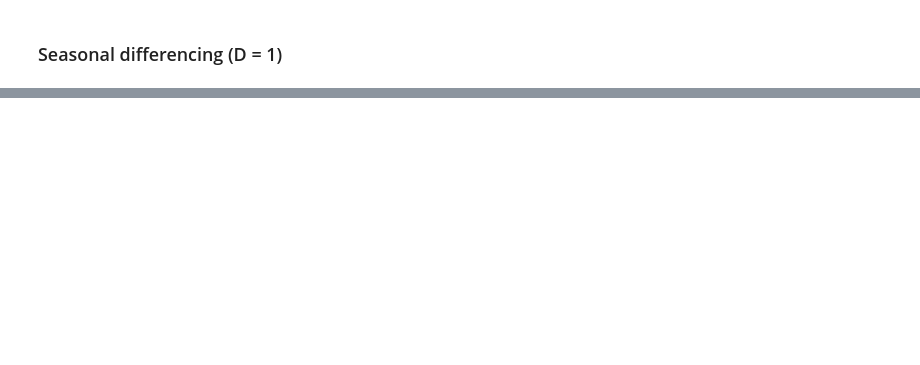
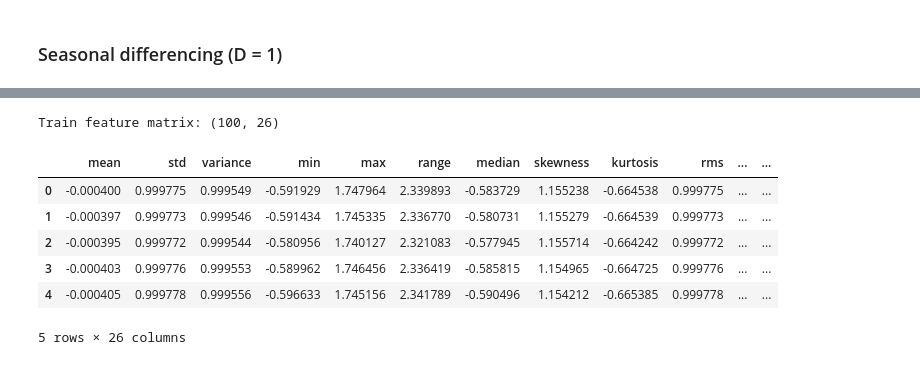
Before and after one commit to abdelaliMokhati/ts-classification, a Jupyter notebook: notebooks/main.ipynb, the cells around one changed output, grey strips where cells are left out. Drawn from its saved outputs; the diff is of its cells as text; code cells hidden in the pictures; blank space fills up the shorter version.

Commit message:
feat : ridge classifier using only hand craft features i added

```diff
--- a/notebooks/main.ipynb
+++ b/notebooks/main.ipynb
@@ -100,7 +100,11 @@ plot_series(*series, labels=[f"Label {label}" for label in label_to_train_x.keys
 ## Negative values ??
 # %%
 for idx, x in train_x.iterrows():
-    series = x[0]
+    for idx, x in train_x.iterrows():
+        series = x.iloc[0]
+        contain_neg = len(series[series < 0]) > 0
+        if not contain_neg:
+            print(f"Series at index {idx} does not contain negative values.")
     contain_neg = len(series[series < 0]) > 0
     if not contain_neg:
         print(f"Series at index {idx} does not contain negative values.")
@@ -149,21 +150,0 @@ _ = plot_series(s_deseasonalised, title="deseasonalised(s)", labels=["s_deseason
-# %%
-from sktime.datasets import load_arrow_head
-from sktime.classification.kernel_based import RocketClassifier
-from sklearn.metrics import accuracy_score
-import os
-import pandas as pd
-import numpy as np
-
-
-train_x, train_y = load_from_tsfile(os.path.join(DATA_DIR_PATH, "train.ts"))
-test_x, _   = load_from_tsfile(os.path.join(DATA_DIR_PATH, "submission", "test.ts"))
-
-# ROCKET: random convolutional kernels — state-of-the-art speed/accuracy tradeoff
-clf = RocketClassifier(num_kernels=1000)
-clf.fit(train_x, train_y)
-# train accuracy
-y_train_pred = clf.predict(train_x)
-train_acc = accuracy_score(train_y, y_train_pred)
-print(f"Train Accuracy: {train_acc:.4f}")
-y_pred = clf.predict(test_x)
-y_pred
@@ -224,0 +238,17 @@ print(f"'y_pred' saved to: {output_path}")
+# %%
+X_features = build_feature_matrix(train_x)
+y = pd.Series(train_y).astype(str)
+
+print(f"Train feature matrix: {X_features.shape}")
+display(X_features.head())
+
+X = X_features
+# %% [output]
+Train feature matrix: (100, 26)
+|  | mean | std | variance | min | max | range | median | skewness | kurtosis | rms | ... | ... |
+| 0 | -0.000400 | 0.999775 | 0.999549 | -0.591929 | 1.747964 | 2.339893 | -0.583729 | 1.155238 | -0.664538 | 0.999775 | ... | ... |
+| 1 | -0.000397 | 0.999773 | 0.999546 | -0.591434 | 1.745335 | 2.336770 | -0.580731 | 1.155279 | -0.664539 | 0.999773 | ... | ... |
+| 2 | -0.000395 | 0.999772 | 0.999544 | -0.580956 | 1.740127 | 2.321083 | -0.577945 | 1.155714 | -0.664242 | 0.999772 | ... | ... |
+| 3 | -0.000403 | 0.999776 | 0.999553 | -0.589962 | 1.746456 | 2.336419 | -0.585815 | 1.154965 | -0.664725 | 0.999776 | ... | ... |
+| 4 | -0.000405 | 0.999778 | 0.999556 | -0.596633 | 1.745156 | 2.341789 | -0.590496 | 1.154212 | -0.665385 | 0.999778 | ... | ... |
+5 rows × 26 columns
```
Also changed, not shown: parts of 18 cells of this notebook, 1 other file.
